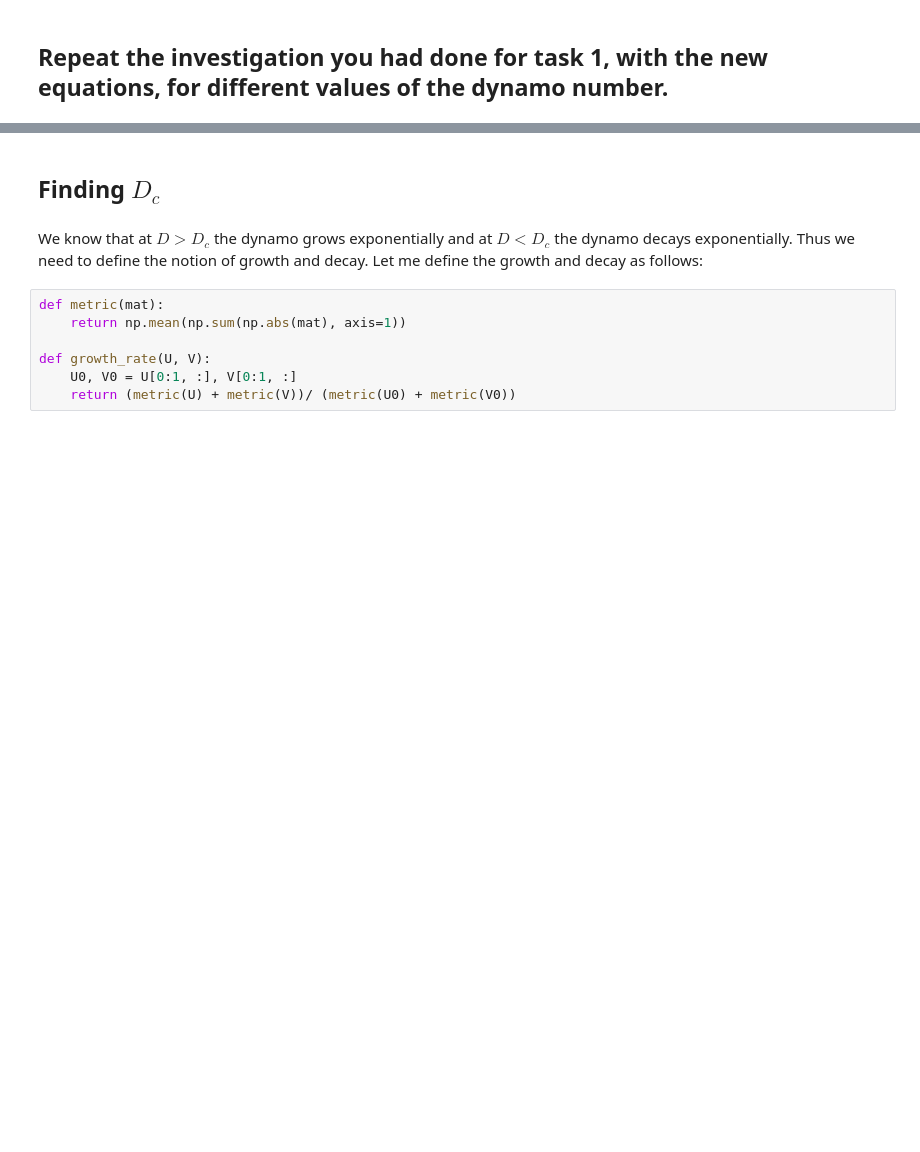
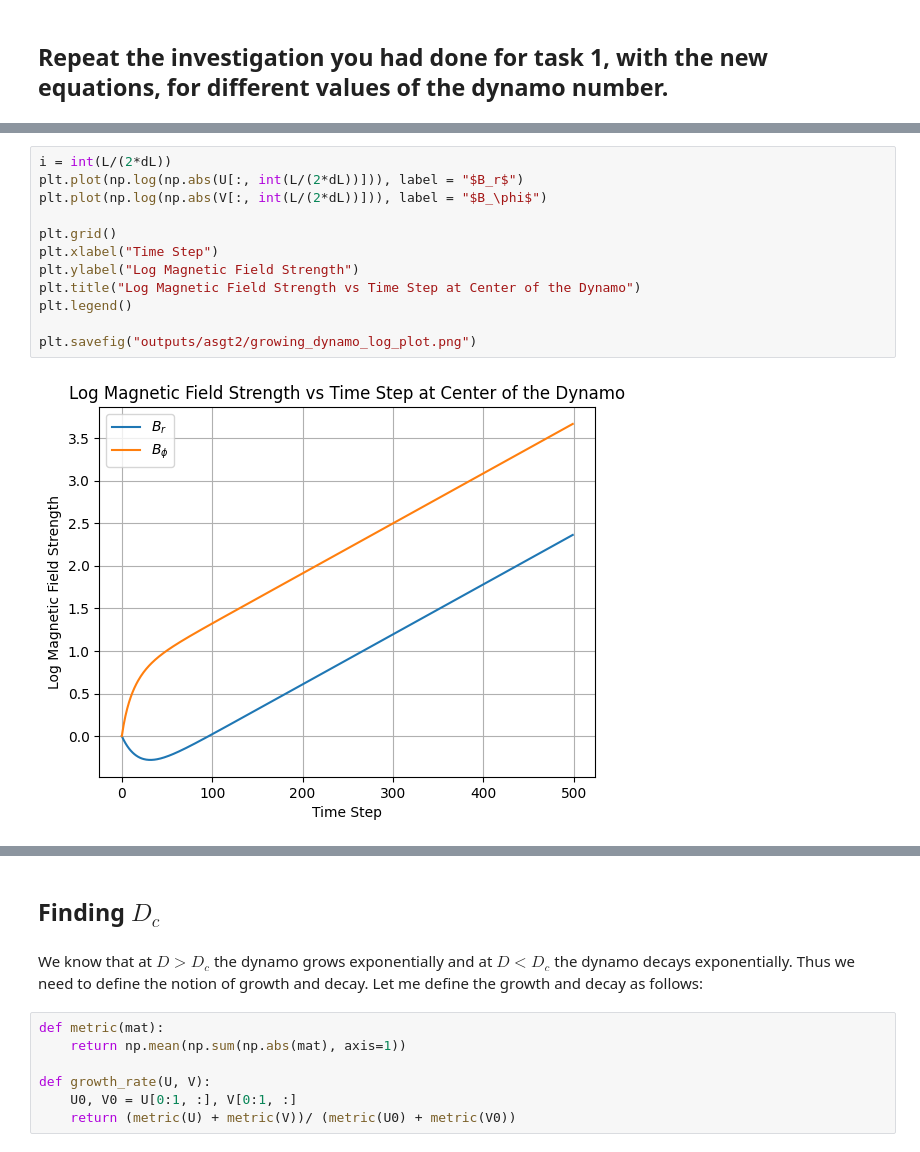
Before and after one commit to PeithonKing/plasma_project, a Jupyter notebook: asgt2.ipynb, the cells around one changed output, grey strips where cells are left out. Saved outputs shown, nothing was run; the diff lists cells and outputs as text; blank space fills up the shorter version.

```diff
--- a/asgt2.ipynb
+++ b/asgt2.ipynb
@@ -180 +188,15 @@ make_gif(np.linspace(0, L, NL), np.array([U, V]), "growing_dynamo.gif", labels=[
+# %%
+i = int(L/(2*dL))
+plt.plot(np.log(np.abs(U[:, int(L/(2*dL))])), label = "$B_r$")
+plt.plot(np.log(np.abs(V[:, int(L/(2*dL))])), label = "$B_\phi$")
+
+plt.grid()
+plt.xlabel("Time Step")
+plt.ylabel("Log Magnetic Field Strength")
+plt.title("Log Magnetic Field Strength vs Time Step at Center of the Dynamo")
+plt.legend()
+
+plt.savefig("outputs/asgt2/growing_dynamo_log_plot.png")
+# %% [output]
+[figure, added]
 # %% [markdown]
```
Also changed, not shown: parts of 6 cells of this notebook, 7 other files.
